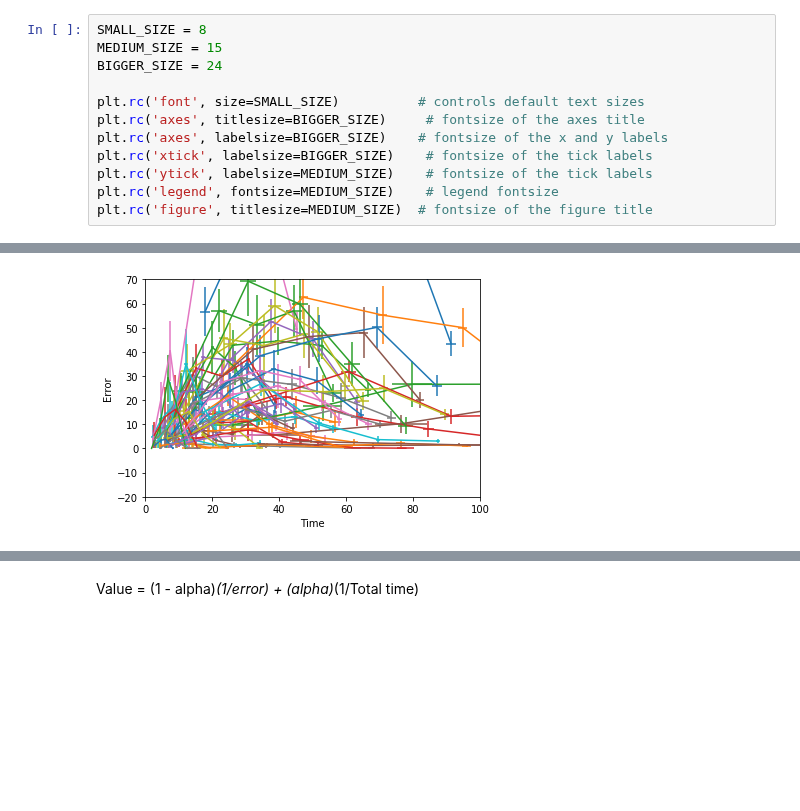
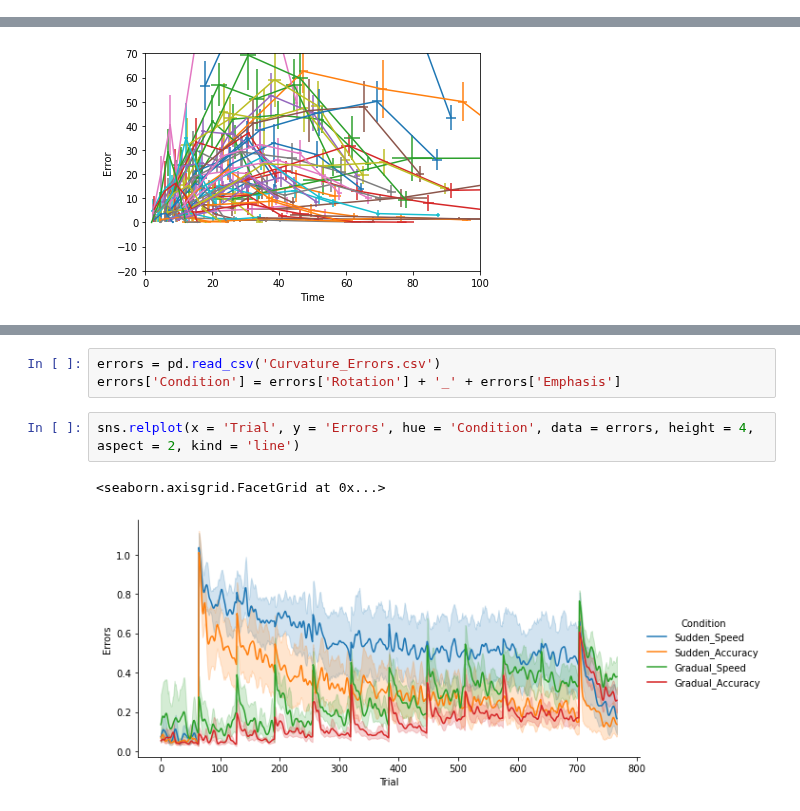
Before and after one commit to tejas-savalia/Lab-Codes, a Jupyter notebook: Psychtoolbox/Visuomotor_Adaptation_Tablet/python_scripts/analyses.ipynb, the cells around one changed output, grey strips where cells are left out. Drawn from its saved outputs; the diff is of its cells as text; blank space fills up the shorter version.

```diff
--- a/Psychtoolbox/Visuomotor_Adaptation_Tablet/python_scripts/analyses.ipynb
+++ b/Psychtoolbox/Visuomotor_Adaptation_Tablet/python_scripts/analyses.ipynb
@@ -14,15 +16,3 @@ from scipy.optimize import curve_fit
-# %%
-SMALL_SIZE = 8
-MEDIUM_SIZE = 15
-BIGGER_SIZE = 24
-
-plt.rc('font', size=SMALL_SIZE)          # controls default text sizes
-plt.rc('axes', titlesize=BIGGER_SIZE)     # fontsize of the axes title
-plt.rc('axes', labelsize=BIGGER_SIZE)    # fontsize of the x and y labels
-plt.rc('xtick', labelsize=BIGGER_SIZE)    # fontsize of the tick labels
-plt.rc('ytick', labelsize=MEDIUM_SIZE)    # fontsize of the tick labels
-plt.rc('legend', fontsize=MEDIUM_SIZE)    # legend fontsize
-plt.rc('figure', titlesize=MEDIUM_SIZE)  # fontsize of the figure title
 # %% [markdown]
 # Lineplots first!
 ## Odd is Accuracy Even is Speed
@@ -1416,2 +125,8 @@ array([38.31014677, 51.05531969, 59.38756186, 50.08345444, 45.54493824])
-# %% [markdown]
-Value = (1 - alpha)*(1/error) + (alpha)*(1/Total time)
+# %%
+errors = pd.read_csv('Curvature_Errors.csv')
+errors['Condition'] = errors['Rotation'] + '_' + errors['Emphasis']
+# %%
+sns.relplot(x = 'Trial', y = 'Errors', hue = 'Condition', data = errors, height = 4, aspect = 2, kind = 'line')
+# %% [output]
+<seaborn.axisgrid.FacetGrid at 0x...>
+[figure, added]
```
Also changed, not shown: parts of 135 cells of this notebook, 50 other files.
